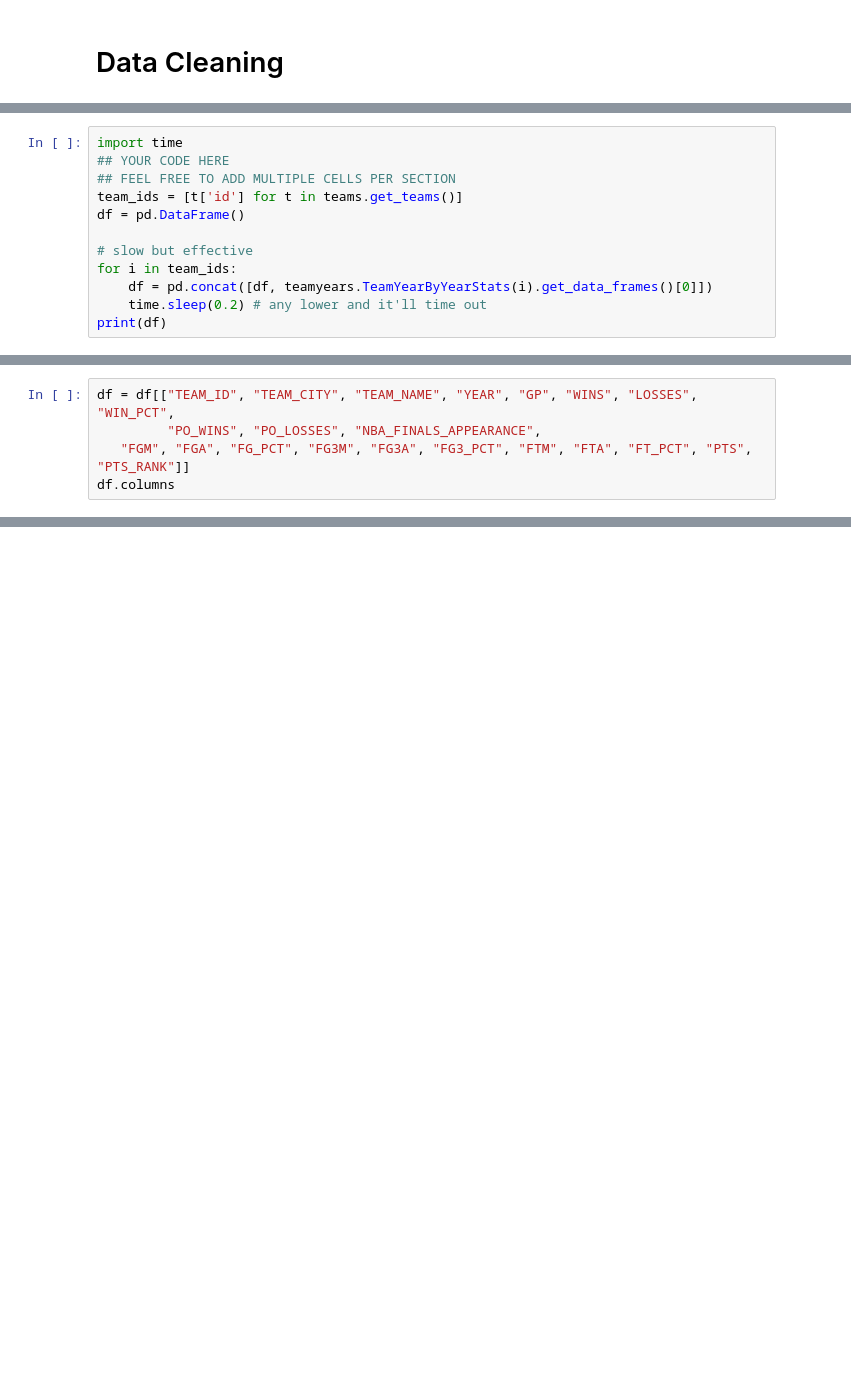
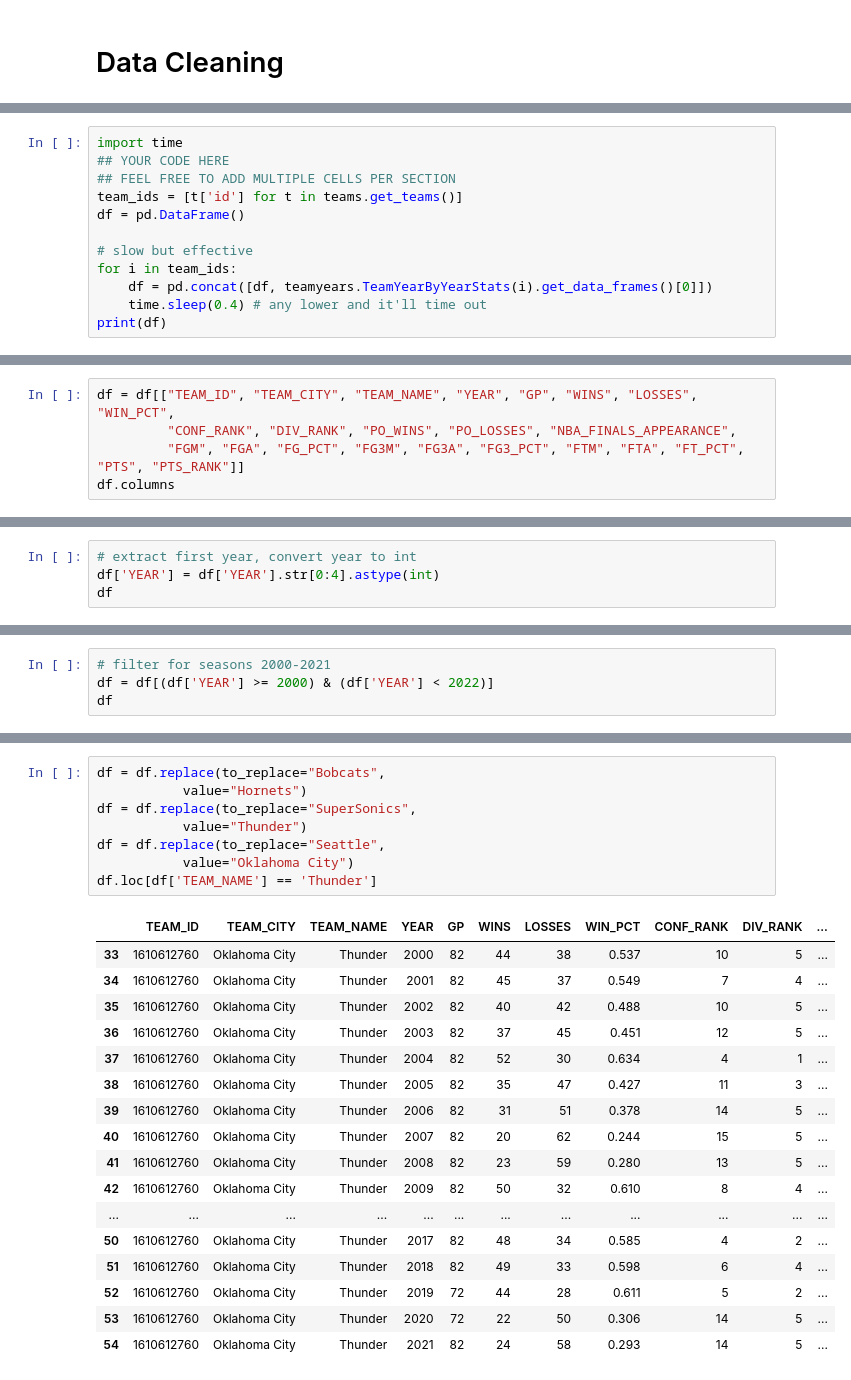
Before and after one commit to bzekeria/nba_3-pt_analysis, a Jupyter notebook: DataCheckpointGroup_018-Fa22.ipynb, the cells around one changed output, grey strips where cells are left out. Drawn from its saved outputs; the diff is of its cells as text; blank space fills up the shorter version.

```diff
--- a/DataCheckpointGroup_018-Fa22.ipynb
+++ b/DataCheckpointGroup_018-Fa22.ipynb
@@ -86,7 +115,7 @@ df = pd.DataFrame()
 # slow but effective
 for i in team_ids:
     df = pd.concat([df, teamyears.TeamYearByYearStats(i).get_data_frames()[0]])
-    time.sleep(0.2) # any lower and it'll time out
+    time.sleep(0.4) # any lower and it'll time out
 print(df)
 # %% [output]
        TEAM_ID   TEAM_CITY   TEAM_NAME     YEAR  GP  WINS  LOSSES  WIN_PCT  \
@@ -168,5 +161,5 @@ df.to_csv("data/nba_stats_raw.csv")
 # %%
 df = df[["TEAM_ID", "TEAM_CITY", "TEAM_NAME", "YEAR", "GP", "WINS", "LOSSES", "WIN_PCT",
-         "PO_WINS", "PO_LOSSES", "NBA_FINALS_APPEARANCE",
-   "FGM", "FGA", "FG_PCT", "FG3M", "FG3A", "FG3_PCT", "FTM", "FTA", "FT_PCT", "PTS", "PTS_RANK"]]
+         "CONF_RANK", "DIV_RANK", "PO_WINS", "PO_LOSSES", "NBA_FINALS_APPEARANCE",
+         "FGM", "FGA", "FG_PCT", "FG3M", "FG3A", "FG3_PCT", "FTM", "FTA", "FT_PCT", "PTS", "PTS_RANK"]]
 df.columns
@@ -262,0 +300,4 @@ f.write_text(yaml_schema)
+# %%
+# extract first year, convert year to int
+df['YEAR'] = df['YEAR'].str[0:4].astype(int)
+df
@@ -262,0 +320,4 @@ f.write_text(yaml_schema)
+# %%
+# filter for seasons 2000-2021
+df = df[(df['YEAR'] >= 2000) & (df['YEAR'] < 2022)]
+df
@@ -262,0 +364,26 @@ f.write_text(yaml_schema)
+# %%
+df = df.replace(to_replace="Bobcats",
+           value="Hornets")
+df = df.replace(to_replace="SuperSonics",
+           value="Thunder")
+df = df.replace(to_replace="Seattle",
+           value="Oklahoma City")
+df.loc[df['TEAM_NAME'] == 'Thunder']
+# %% [output]
+|  | TEAM_ID | TEAM_CITY | TEAM_NAME | YEAR | GP | WINS | LOSSES | WIN_PCT | CONF_RANK | DIV_RANK | ... |
+| 33 | 1610612760 | Oklahoma City | Thunder | 2000 | 82 | 44 | 38 | 0.537 | 10 | 5 | ... |
+| 34 | 1610612760 | Oklahoma City | Thunder | 2001 | 82 | 45 | 37 | 0.549 | 7 | 4 | ... |
+| 35 | 1610612760 | Oklahoma City | Thunder | 2002 | 82 | 40 | 42 | 0.488 | 10 | 5 | ... |
+| 36 | 1610612760 | Oklahoma City | Thunder | 2003 | 82 | 37 | 45 | 0.451 | 12 | 5 | ... |
+| 37 | 1610612760 | Oklahoma City | Thunder | 2004 | 82 | 52 | 30 | 0.634 | 4 | 1 | ... |
+| 38 | 1610612760 | Oklahoma City | Thunder | 2005 | 82 | 35 | 47 | 0.427 | 11 | 3 | ... |
+| 39 | 1610612760 | Oklahoma City | Thunder | 2006 | 82 | 31 | 51 | 0.378 | 14 | 5 | ... |
+| 40 | 1610612760 | Oklahoma City | Thunder | 2007 | 82 | 20 | 62 | 0.244 | 15 | 5 | ... |
+| 41 | 1610612760 | Oklahoma City | Thunder | 2008 | 82 | 23 | 59 | 0.280 | 13 | 5 | ... |
+| 42 | 1610612760 | Oklahoma City | Thunder | 2009 | 82 | 50 | 32 | 0.610 | 8 | 4 | ... |
+| ... | ... | ... | ... | ... | ... | ... | ... | ... | ... | ... | ... |
+| 50 | 1610612760 | Oklahoma City | Thunder | 2017 | 82 | 48 | 34 | 0.585 | 4 | 2 | ... |
+| 51 | 1610612760 | Oklahoma City | Thunder | 2018 | 82 | 49 | 33 | 0.598 | 6 | 4 | ... |
+| 52 | 1610612760 | Oklahoma City | Thunder | 2019 | 72 | 44 | 28 | 0.611 | 5 | 2 | ... |
+| 53 | 1610612760 | Oklahoma City | Thunder | 2020 | 72 | 22 | 50 | 0.306 | 14 | 5 | ... |
+| 54 | 1610612760 | Oklahoma City | Thunder | 2021 | 82 | 24 | 58 | 0.293 | 14 | 5 | ... |
```
Also changed, not shown: parts of 55 cells of this notebook.
